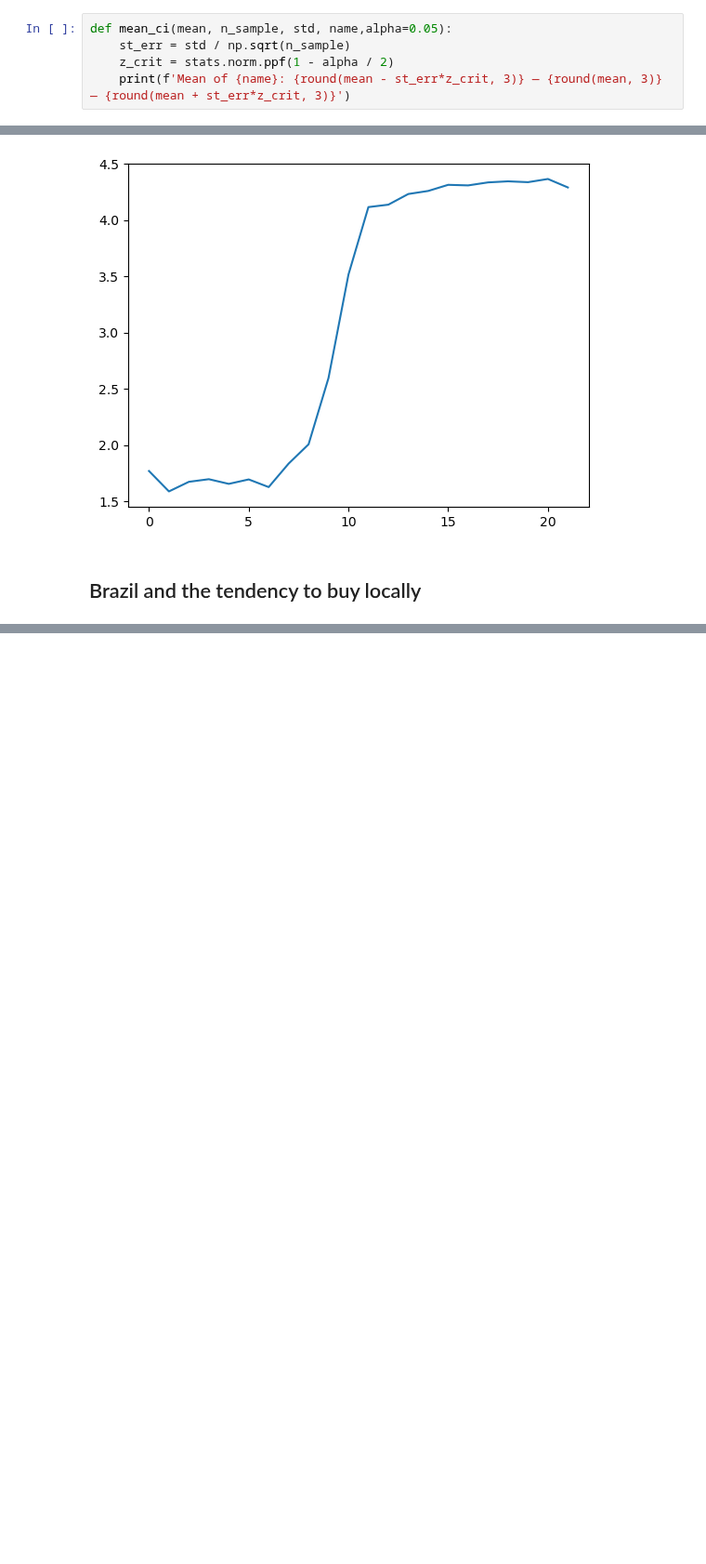
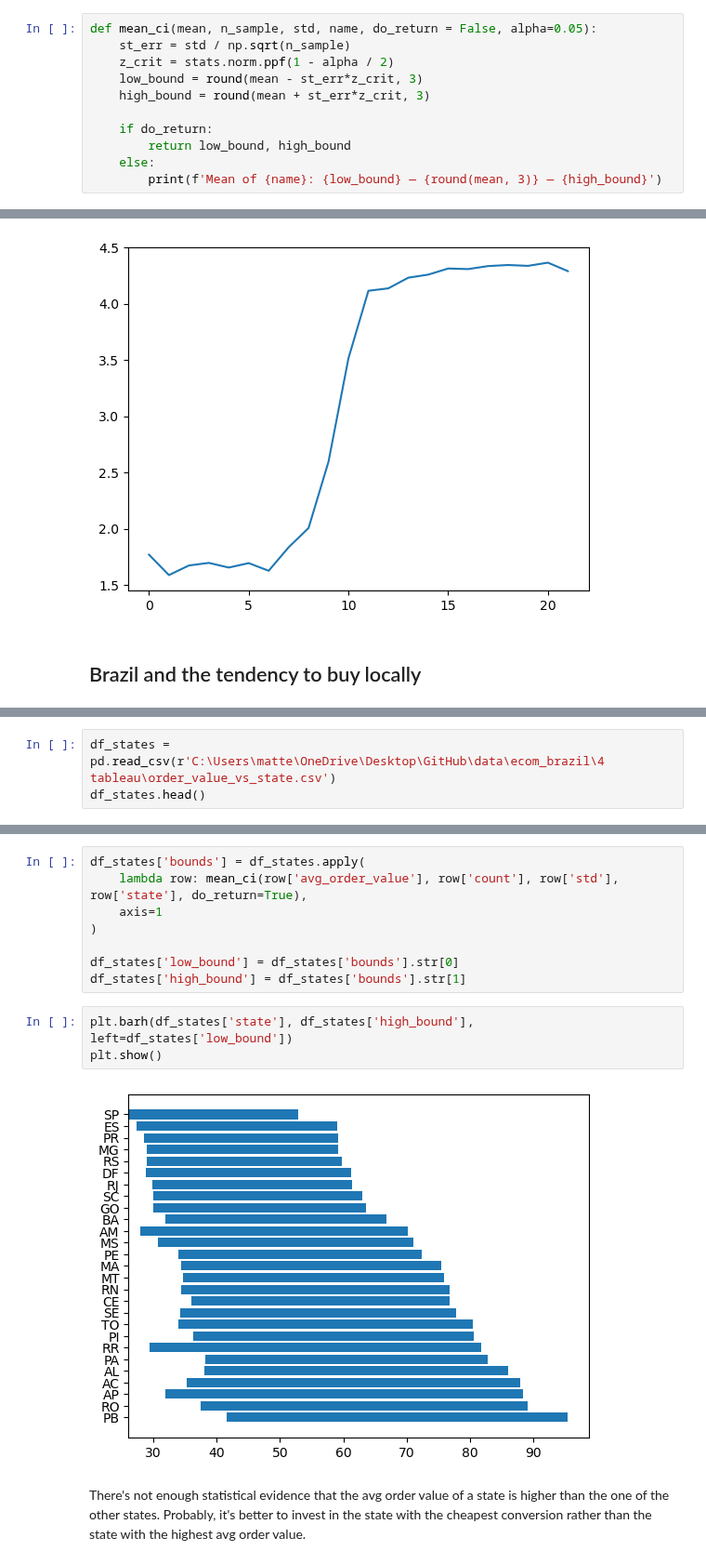
Before and after one commit to S3tuit/jup_lab, a Jupyter notebook: olist_analysis.ipynb, the cells around one changed output, grey strips where cells are left out. Shown at 93% size. Drawn from its saved outputs; the diff is of its cells as text; blank space fills up the shorter version.

```diff
--- a/olist_analysis.ipynb
+++ b/olist_analysis.ipynb
@@ -22,10 +22,16 @@ SELECT SUM(payment_value)/COUNT(*) AS avg_order_value,
 FROM order_payments
 GROUP BY payment_type;
 # %%
-def mean_ci(mean, n_sample, std, name,alpha=0.05):
+def mean_ci(mean, n_sample, std, name, do_return = False, alpha=0.05):
     st_err = std / np.sqrt(n_sample)
     z_crit = stats.norm.ppf(1 - alpha / 2)
-    print(f'Mean of {name}: {round(mean - st_err*z_crit, 3)} — {round(mean, 3)} — {round(mean + st_err*z_crit, 3)}')
+    low_bound = round(mean - st_err*z_crit, 3)
+    high_bound = round(mean + st_err*z_crit, 3)
+
+    if do_return:
+        return low_bound, high_bound
+    else:
+        print(f'Mean of {name}: {low_bound} — {round(mean, 3)} — {high_bound}')
 # %%
 #Th:
 mean_bol = 27.10
@@ -211,0 +255,3 @@ GROUP BY CASE
+# %%
+df_states = pd.read_csv(r'C:\Users\matte\OneDrive\Desktop\GitHub\data\ecom_brazil\4 tableau\order_value_vs_state.csv')
+df_states.head()
@@ -211,0 +274,18 @@ GROUP BY CASE
+# %%
+df_states['bounds'] = df_states.apply(
+    lambda row: mean_ci(row['avg_order_value'], row['count'], row['std'], row['state'], do_return=True),
+    axis=1
+)
+
+df_states['low_bound'] = df_states['bounds'].str[0]
+df_states['high_bound'] = df_states['bounds'].str[1]
+# %%
+plt.barh(df_states['state'], df_states['high_bound'], left=df_states['low_bound'])
+plt.show()
+# %% [output]
+[figure, added]
+# %% [markdown]
+There's not enough statistical evidence that the avg order value of a state is higher
+than the one of the other states.
+Probably, it's better to invest in the state with the cheapest conversion
+rather than the state with the highest avg order value.
```
Also changed, not shown: parts of 6 cells of this notebook.
